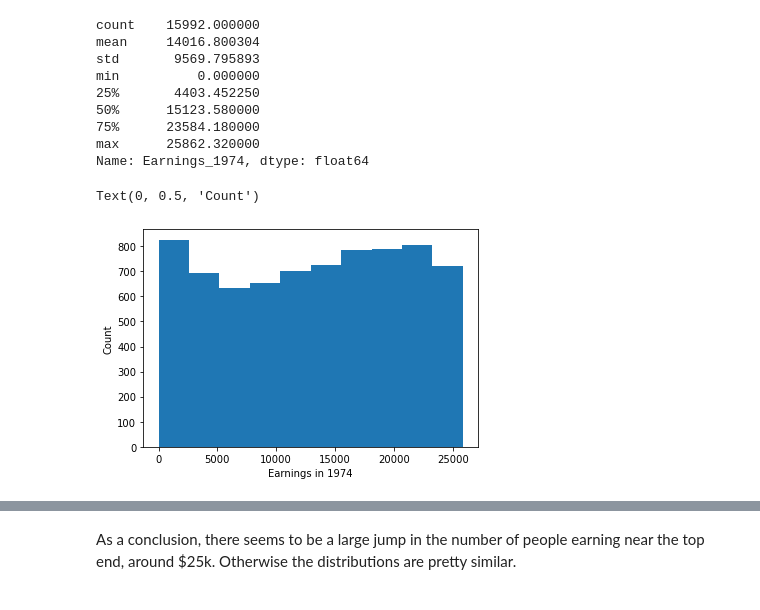
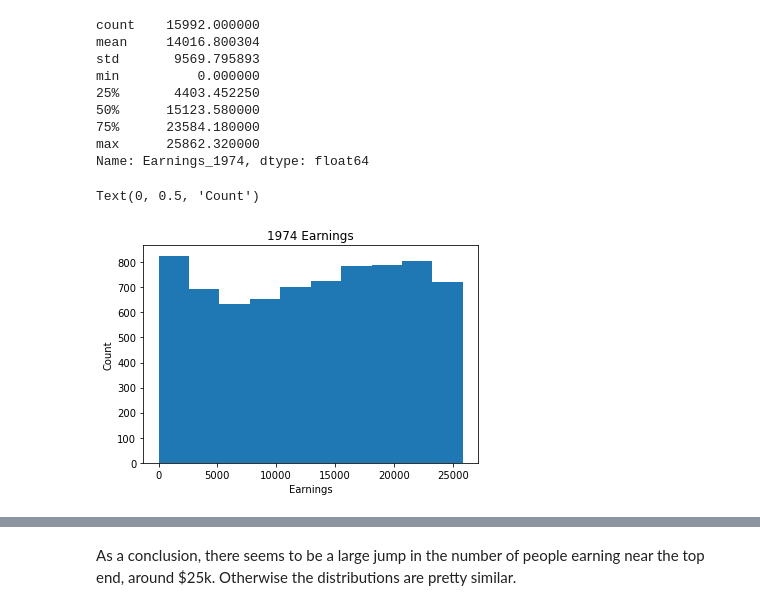
Before and after one commit to rodsunio/BSIP_Assignment_1_Students, a Jupyter notebook: stats_asn_1_stud_temp.ipynb, the cells around one changed output, grey strips where cells are left out. Drawn from its saved outputs; the diff is of its cells as text; code cells hidden in the pictures.

```diff
--- a/stats_asn_1_stud_temp.ipynb
+++ b/stats_asn_1_stud_temp.ipynb
@@ -188,8 +189,9 @@ max      25862.320000
 Name: Earnings_1974, dtype: float64
 # %%
 plt.hist(Earnings_1974_hist)
-plt.xlabel("Earnings in 1974")
+plt.title("1974 Earnings")
+plt.xlabel("Earnings")
 plt.ylabel("Count")
 # %% [output]
 Text(0, 0.5, 'Count')
-[figure, old version]
+[figure, new version]
```
Also changed, not shown: parts of 9 cells of this notebook.
